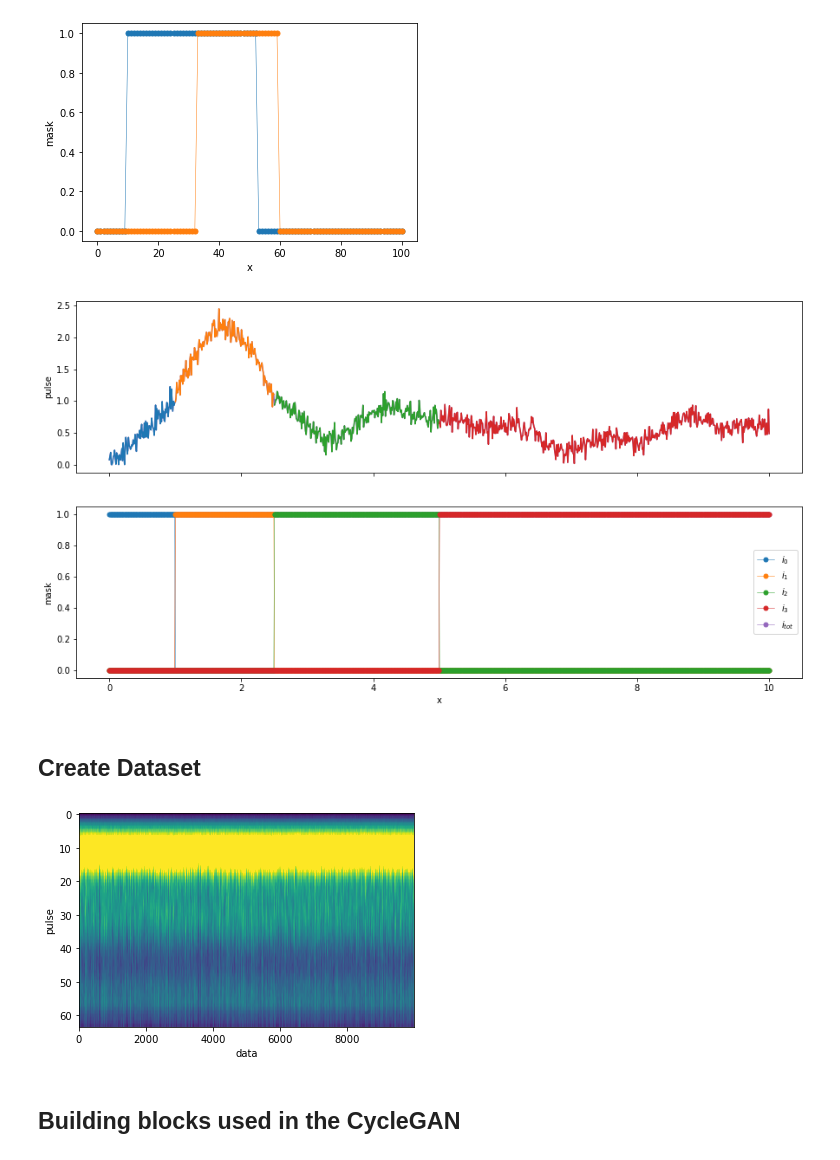
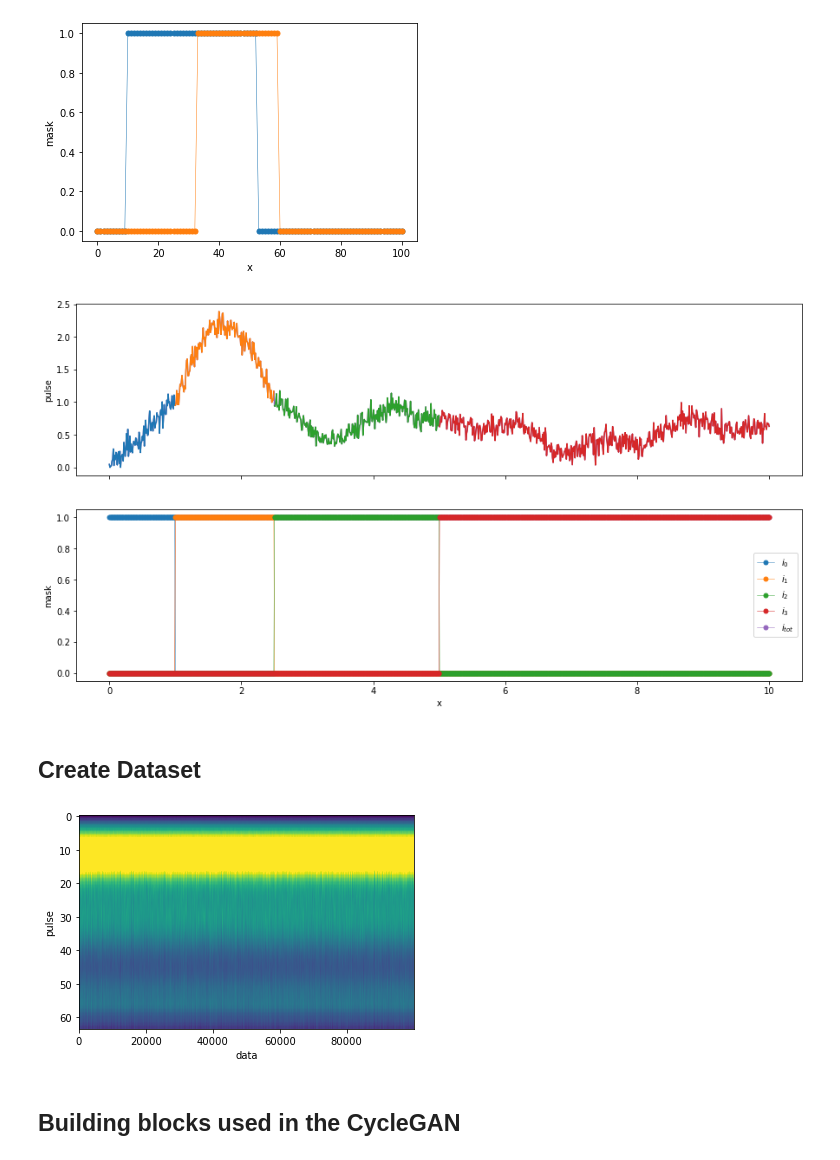
Before and after one commit to bhartl/generative-models, a Jupyter notebook: examples/BiDirectional-Inversion.ipynb, the cells around one changed output. Cells and saved outputs as stored; diff of their text form; code cells hidden in the pictures.

```diff
--- a/examples/BiDirectional-Inversion.ipynb
+++ b/examples/BiDirectional-Inversion.ipynb
@@ -19,15 +19,21 @@ plt.xlabel('x'); plt.ylabel('mask');.5
 0.5
 [figure]
 # %%
-def pulse(p, length=1000, x_max=10., noise_level=0., plot=False):
+def masks(p, length=1000, x_max=10.):
     t_0, t_1, t_2, t_3, t_0p = p[0], sum(p[:2]), sum(p[:3]), sum(p[:4]), p[-1]
     i_0 = interval_mask(0, t_0, length)
     i_1 = interval_mask(t_0, t_1, length)
     i_2 = interval_mask(t_1, t_2, length)
     i_3 = interval_mask(t_2, t_3, length)
     i_tot = interval_mask(t_0, t_3, length)
+    x = np.linspace(0, x_max, length)
 
-    x = np.linspace(0, x_max, length)
+    return x, (t_0, t_1, t_2, t_3, t_0p), (i_0, i_1, i_2, i_3, i_tot)
+
+
+def pulse(p, length=1000, x_max=10., noise_level=0., plot=False):
+    x, (t_0, t_1, t_2, t_3, t_0p), (i_0, i_1, i_2, i_3, i_tot) = masks(p, length, x_max)
+
 
     y = np.zeros_like(x)
     y[i_0] = x[i_0]
@@ -69,7 +75,7 @@ def pulse(p, length=1000, x_max=10., noise_level=0., plot=False):
 # %%
 y, _ = pulse([100, 150, 250, 500, 80], 1000, plot=True, noise_level=0.1)
 # %% [output]
-[figure, old version]
+[figure, new version]
 # %%
 PULSE_LEGNTH = 64
 PULSE_RANGE = 10.
@@ -98,4 +104,4 @@ for _ in range(1000):
 # %% [markdown]
 ## Create Dataset
 # %%
-N_DATA = 10000
+N_DATA = 100000
@@ -114,11 +121,11 @@ pulses = np.array([p for p, i in pulse_data])
 intervals = np.array([i for p, i in pulse_data])
 # %%
-plt.imshow(pulses.T, aspect=1e2, vmax=1, vmin=0)
+plt.imshow(pulses.T, aspect=1e3, vmax=1, vmin=0)
 plt.xlabel('data')
 plt.ylabel('pulse')
 plt.show()
 # %% [output]
-[figure, old version]
+[figure, new version]
 # %% [markdown]
 ## Building blocks used in the CycleGAN
 # %%
```
Also changed, not shown: parts of 14 cells of this notebook, 11 other files.
